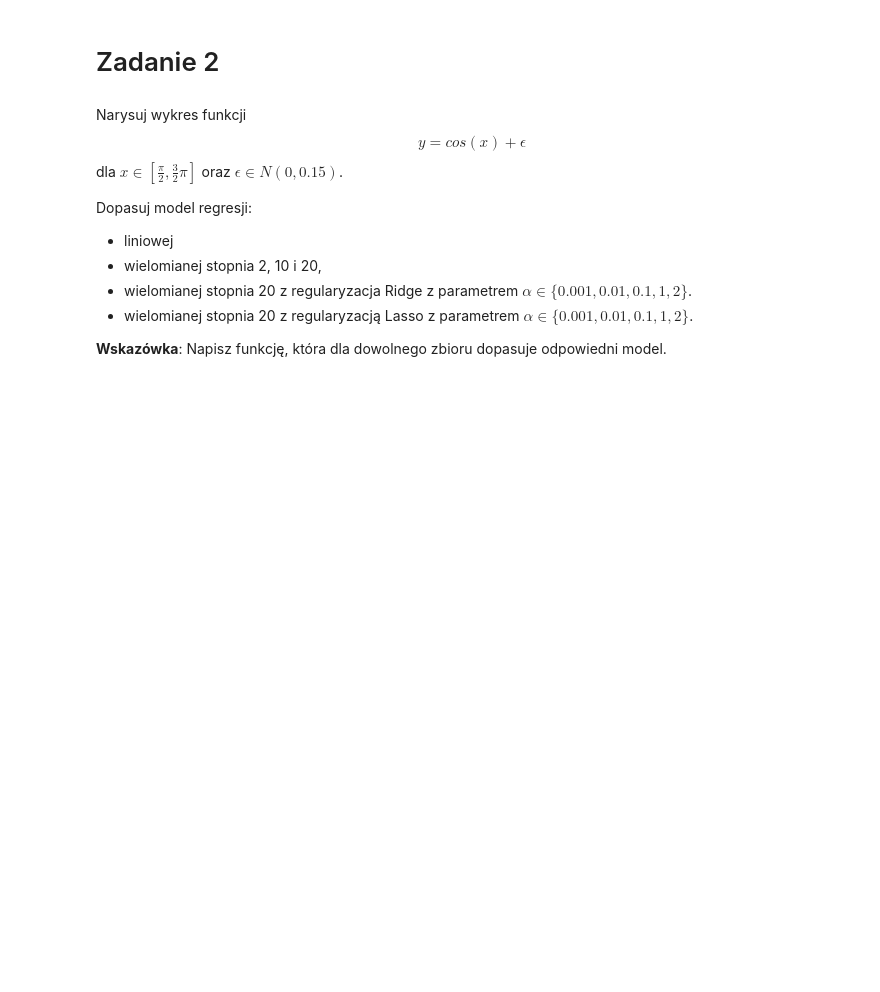
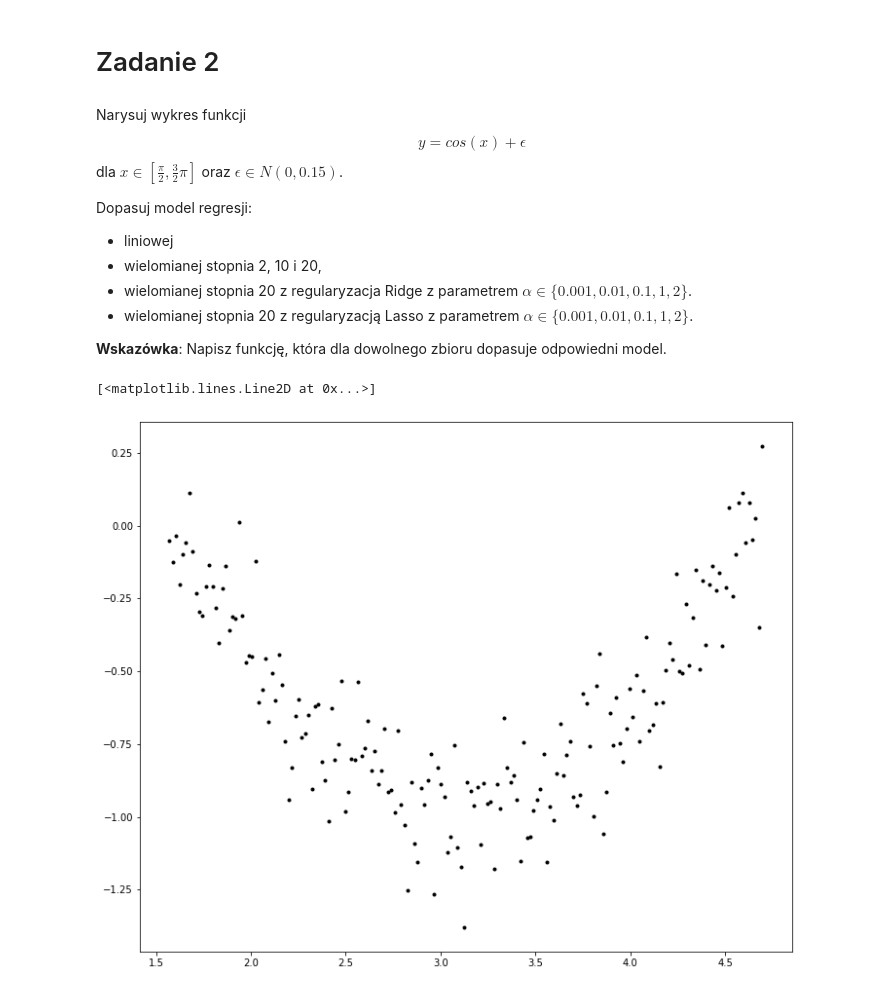
Before and after one commit to mdabrowski-phd/ds250223_regul, a Jupyter notebook: 01_regularyzacja/01_regularyzacja_model_regresji.ipynb, the cells around one changed output. Cells and saved outputs as stored; diff of their text form; code cells hidden in the pictures; blank space fills up the shorter version.

```diff
--- a/01_regularyzacja/01_regularyzacja_model_regresji.ipynb
+++ b/01_regularyzacja/01_regularyzacja_model_regresji.ipynb
@@ -149,9 +346,12 @@ Dopasuj model regresji:
 
 **Wskazówka**: Napisz funkcję, która dla dowolnego zbioru dopasuje odpowiedni model.
 # %%
-# #generacja danych
-# x = np.array([i*np.pi/180 for i in range(90,270,1)])
-# X = pd.DataFrame(x)
-# y = np.cos(x)+np.random.normal(0,0.15,len(x))
-# plt.plot(x,y,'.',color = 'black')
+#generacja danych
+x = np.array([i*np.pi/180 for i in range(90,270,1)])
+X = pd.DataFrame(x)
+y = np.cos(x)+np.random.normal(0,0.15,len(x))
+plt.plot(x,y,'.',color = 'black')
+# %% [output]
+[<matplotlib.lines.Line2D at 0x...>]
+[figure, added]
 # %%
```
Also changed, not shown: parts of 37 cells of this notebook, 3 other files.
